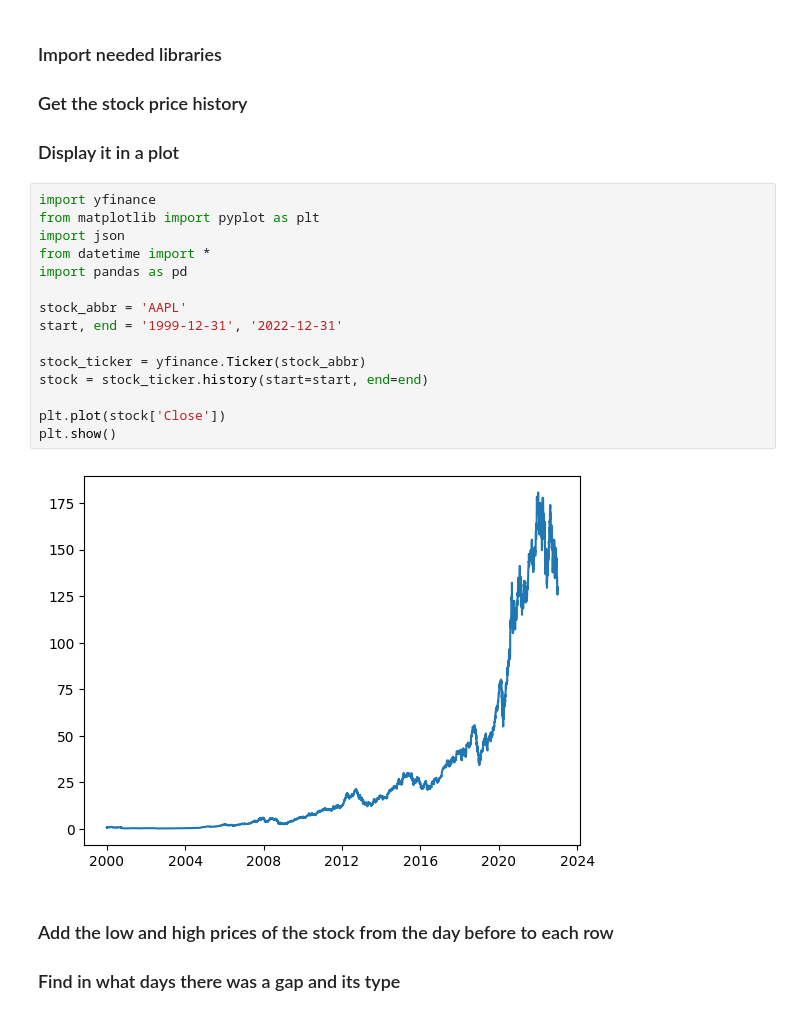
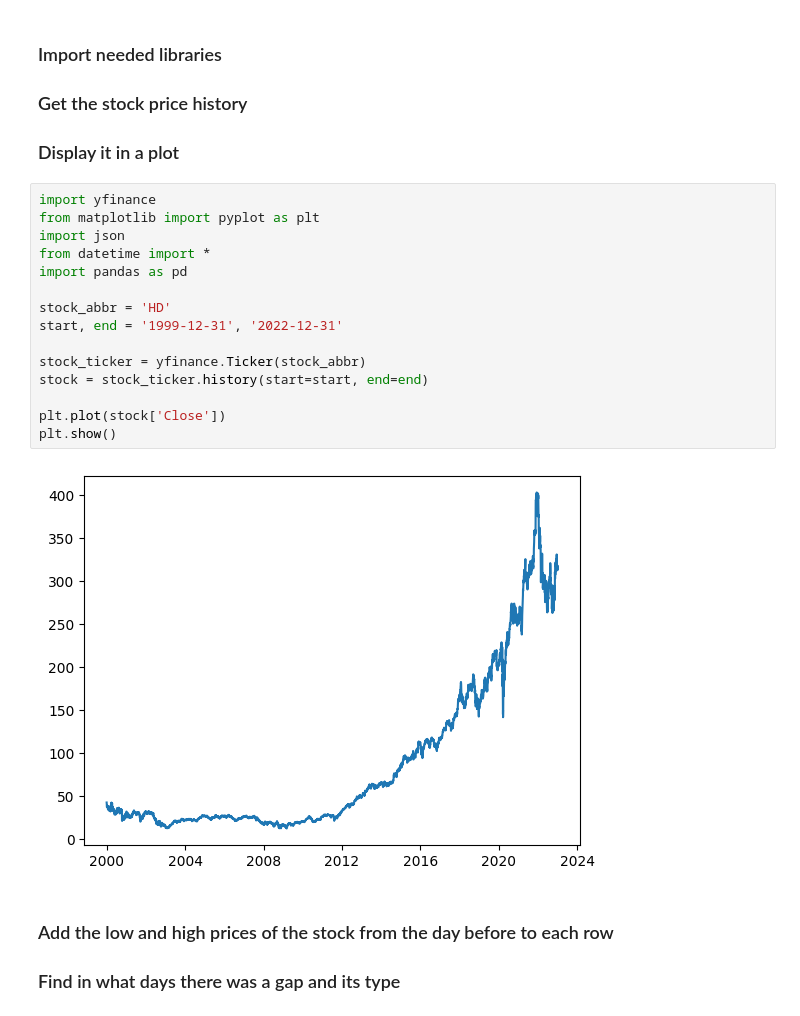
Before and after one commit to alonlerner/finance_project, a Jupyter notebook: find_gaps.ipynb, the cells around one changed output. Saved outputs shown, nothing was run; the diff lists cells and outputs as text.

```diff
--- a/find_gaps.ipynb
+++ b/find_gaps.ipynb
@@ -5,20 +5,20 @@
 # %%
 import yfinance
 from matplotlib import pyplot as plt
 import json
 from datetime import *
 import pandas as pd
 
-stock_abbr = 'AAPL'
+stock_abbr = 'HD'
 start, end = '1999-12-31', '2022-12-31'
 
 stock_ticker = yfinance.Ticker(stock_abbr)
 stock = stock_ticker.history(start=start, end=end)
 
 plt.plot(stock['Close'])
 plt.show()
 # %% [output]
-[figure, old version]
+[figure, new version]
 # %% [markdown]
 ### Add the low and high prices of the stock from the day before to each row
 ### Find in what days there was a gap and its type
```
Also changed, not shown: parts of 5 cells of this notebook, 1 other file.
